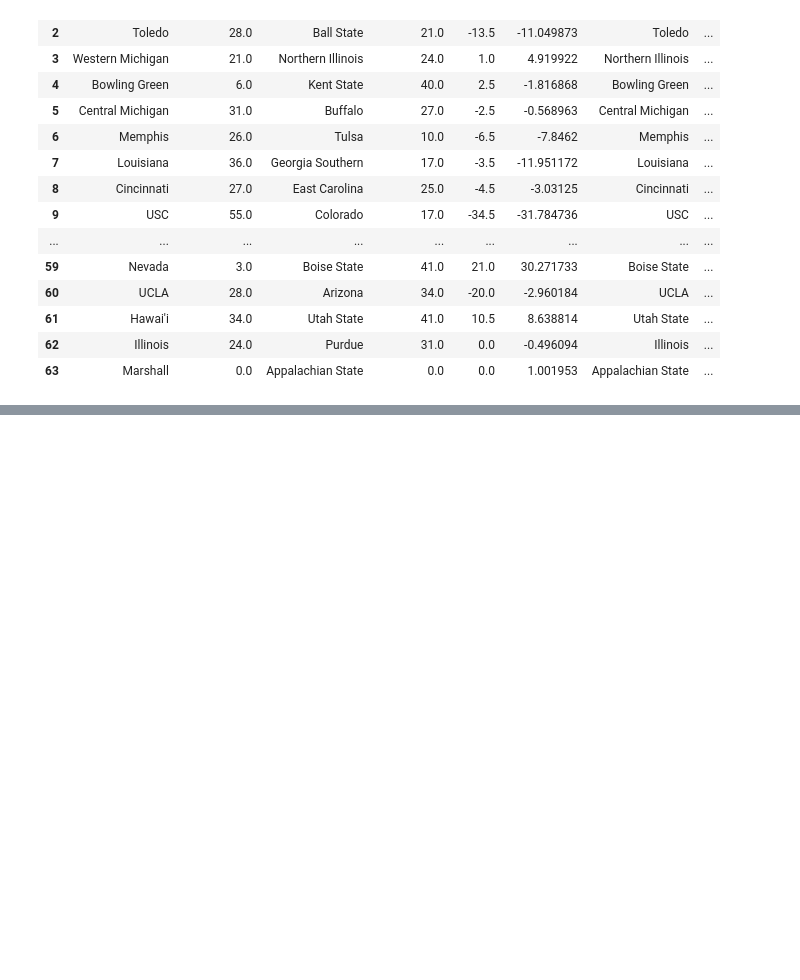
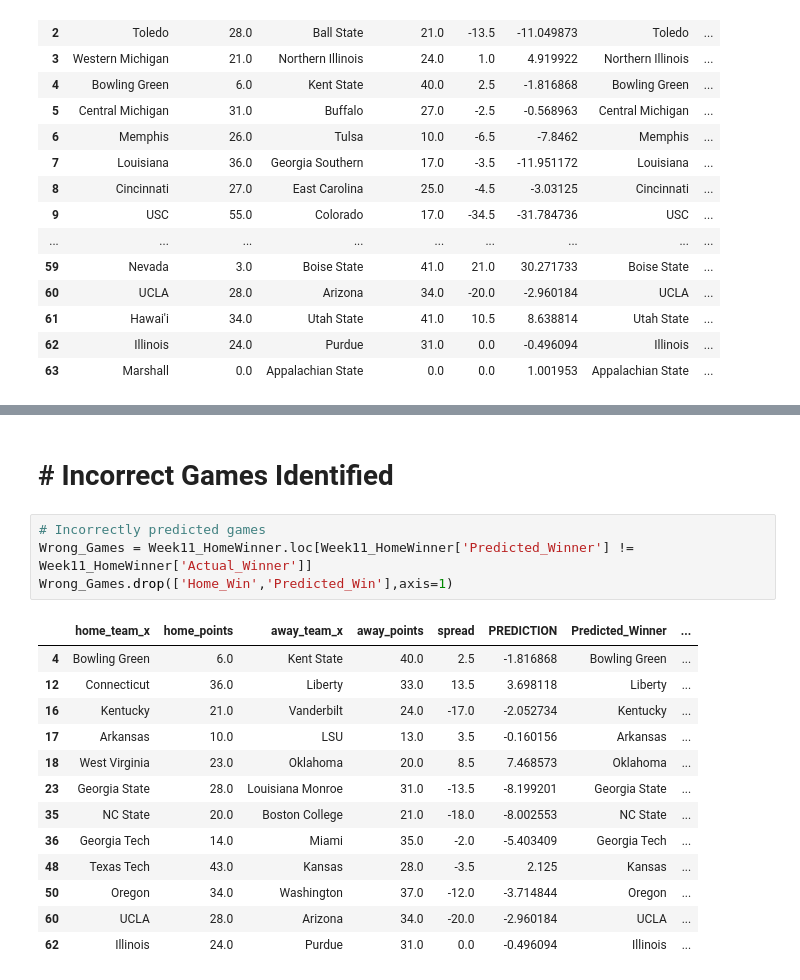
Before and after one commit to baumgartner-99/Team-7-Final-Project, a Jupyter notebook: RFregression_PredictionModel.ipynb, the cells around one changed output, grey strips where cells are left out. Cells and saved outputs as stored; diff of their text form; blank space fills up the shorter version.

```diff
--- a/RFregression_PredictionModel.ipynb
+++ b/RFregression_PredictionModel.ipynb
@@ -471 +479,21 @@ weighted avg       0.82      0.81      0.81        64
+# %% [markdown]
+# # Incorrect Games Identified
+# %%
+# Incorrectly predicted games
+Wrong_Games = Week11_HomeWinner.loc[Week11_HomeWinner['Predicted_Winner'] != Week11_HomeWinner['Actual_Winner']]
+Wrong_Games.drop(['Home_Win','Predicted_Win'],axis=1)
+# %% [output]
+|  | home_team_x | home_points | away_team_x | away_points | spread | PREDICTION | Predicted_Winner | ... |
+| 4 | Bowling Green | 6.0 | Kent State | 40.0 | 2.5 | -1.816868 | Bowling Green | ... |
+| 12 | Connecticut | 36.0 | Liberty | 33.0 | 13.5 | 3.698118 | Liberty | ... |
+| 16 | Kentucky | 21.0 | Vanderbilt | 24.0 | -17.0 | -2.052734 | Kentucky | ... |
+| 17 | Arkansas | 10.0 | LSU | 13.0 | 3.5 | -0.160156 | Arkansas | ... |
+| 18 | West Virginia | 23.0 | Oklahoma | 20.0 | 8.5 | 7.468573 | Oklahoma | ... |
+| 23 | Georgia State | 28.0 | Louisiana Monroe | 31.0 | -13.5 | -8.199201 | Georgia State | ... |
+| 35 | NC State | 20.0 | Boston College | 21.0 | -18.0 | -8.002553 | NC State | ... |
+| 36 | Georgia Tech | 14.0 | Miami | 35.0 | -2.0 | -5.403409 | Georgia Tech | ... |
+| 48 | Texas Tech | 43.0 | Kansas | 28.0 | -3.5 | 2.125 | Kansas | ... |
+| 50 | Oregon | 34.0 | Washington | 37.0 | -12.0 | -3.714844 | Oregon | ... |
+| 60 | UCLA | 28.0 | Arizona | 34.0 | -20.0 | -2.960184 | UCLA | ... |
+| 62 | Illinois | 24.0 | Purdue | 31.0 | 0.0 | -0.496094 | Illinois | ... |
 # %%
```
Also changed, not shown: parts of 24 cells of this notebook, 9 other files.
